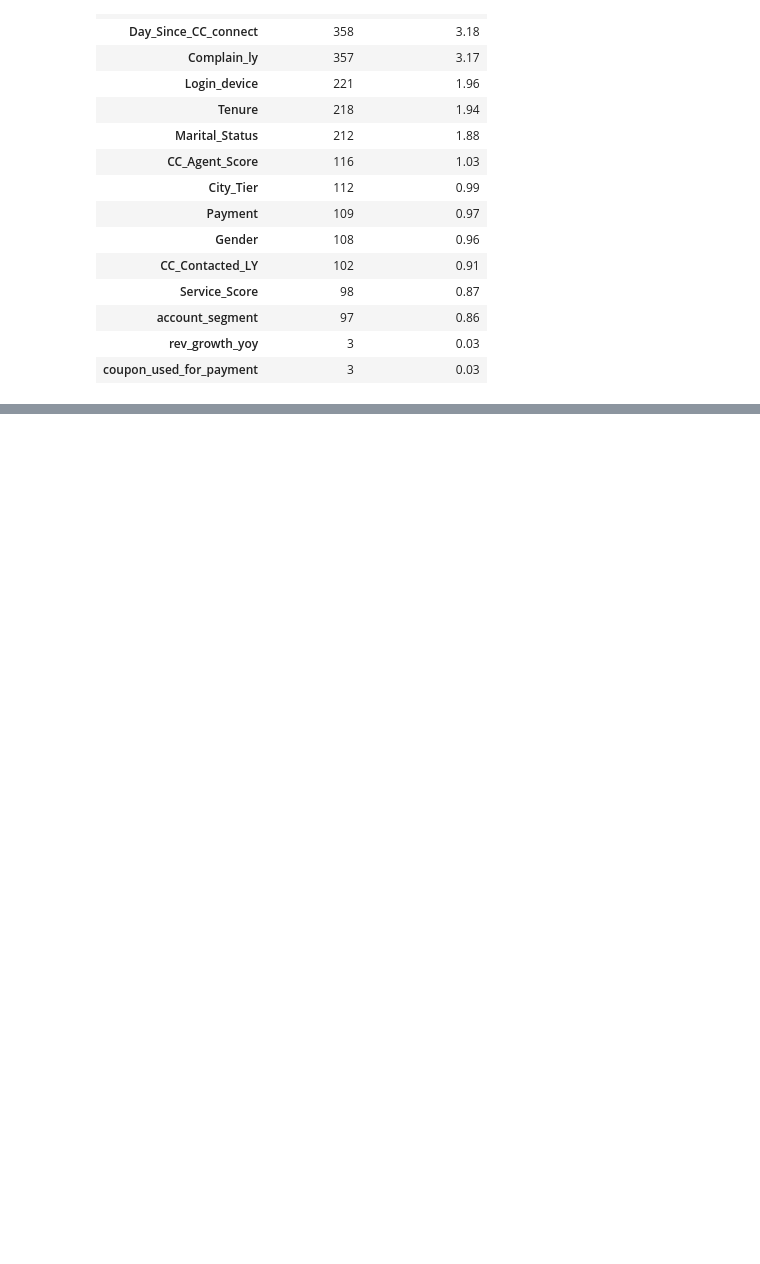
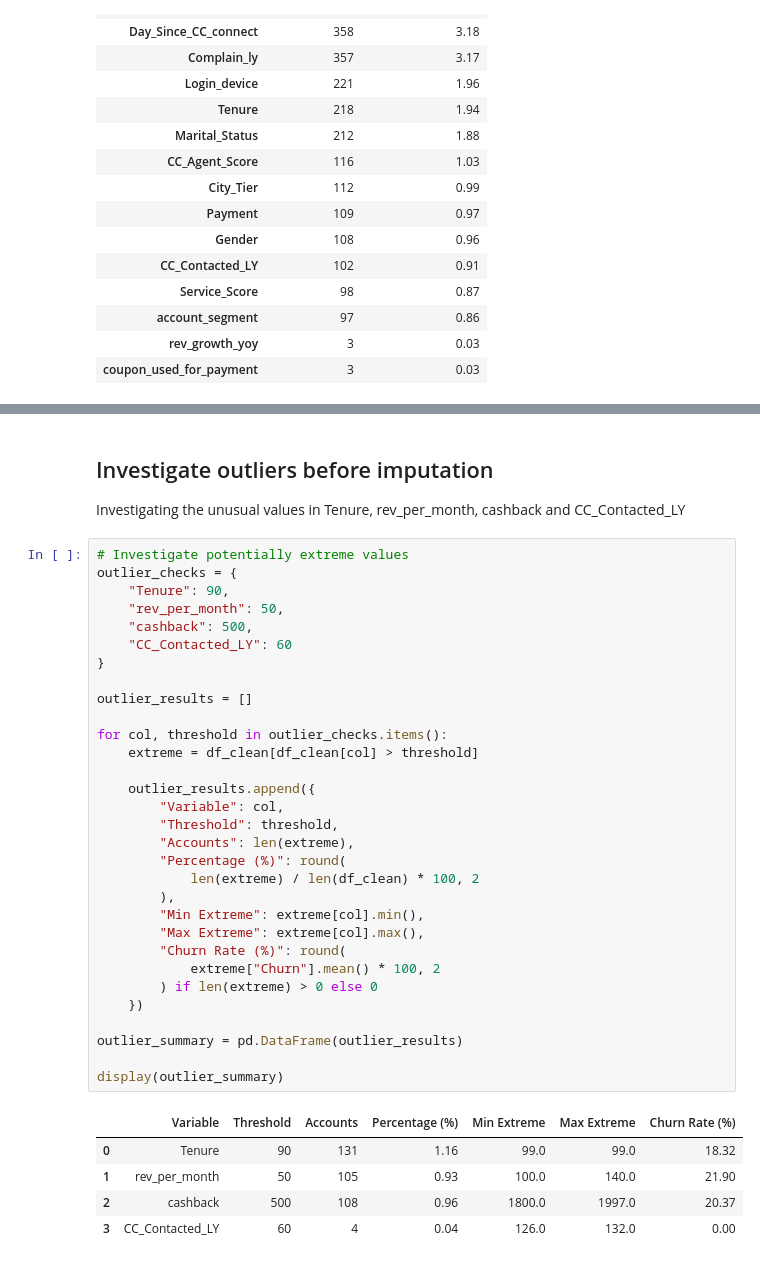
Before and after one commit to timayabi2020/churn-prediction-mlops, a Jupyter notebook: notebooks/churn_prediction.ipynb, the cells around one changed output, grey strips where cells are left out. Cells and saved outputs as stored; diff of their text form; blank space fills up the shorter version.

```diff
--- a/notebooks/churn_prediction.ipynb
+++ b/notebooks/churn_prediction.ipynb
@@ -249,0 +313,40 @@ dtype: object
+# %% [markdown]
+## Investigate outliers before imputation
+Investigating the unusual values in Tenure, rev_per_month, cashback and CC_Contacted_LY
+# %%
+# Investigate potentially extreme values
+outlier_checks = {
+    "Tenure": 90,
+    "rev_per_month": 50,
+    "cashback": 500,
+    "CC_Contacted_LY": 60
+}
+
+outlier_results = []
+
+for col, threshold in outlier_checks.items():
+    extreme = df_clean[df_clean[col] > threshold]
+
+    outlier_results.append({
+        "Variable": col,
+        "Threshold": threshold,
+        "Accounts": len(extreme),
+        "Percentage (%)": round(
+            len(extreme) / len(df_clean) * 100, 2
+        ),
+        "Min Extreme": extreme[col].min(),
+        "Max Extreme": extreme[col].max(),
+        "Churn Rate (%)": round(
+            extreme["Churn"].mean() * 100, 2
+        ) if len(extreme) > 0 else 0
+    })
+
+outlier_summary = pd.DataFrame(outlier_results)
+
+display(outlier_summary)
+# %% [output]
+|  | Variable | Threshold | Accounts | Percentage (%) | Min Extreme | Max Extreme | Churn Rate (%) |
+| 0 | Tenure | 90 | 131 | 1.16 | 99.0 | 99.0 | 18.32 |
+| 1 | rev_per_month | 50 | 105 | 0.93 | 100.0 | 140.0 | 21.90 |
+| 2 | cashback | 500 | 108 | 0.96 | 1800.0 | 1997.0 | 20.37 |
+| 3 | CC_Contacted_LY | 60 | 4 | 0.04 | 126.0 | 132.0 | 0.00 |
```
Also changed, not shown: parts of 3 cells of this notebook.
